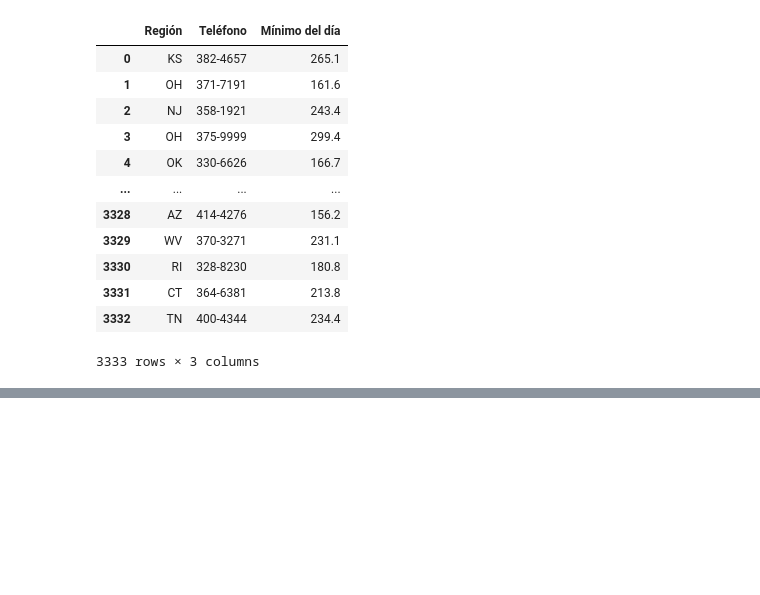
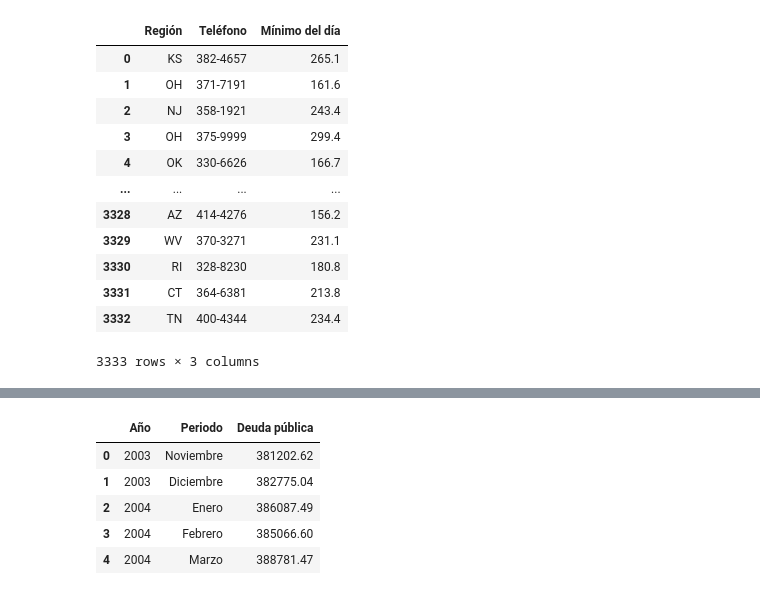
Before and after one commit to supervisaproject/Escuela-Analitica, a Jupyter notebook: Bloque 2/Sesion 2/Ejemplos/Ejemplo_1_limpieza.ipynb, the cells around one changed output, grey strips where cells are left out. Cells and saved outputs as stored; diff of their text form; code cells hidden in the pictures; blank space fills up the shorter version.

```diff
--- a/Bloque 2/Sesion 2/Ejemplos/Ejemplo_1_limpieza.ipynb
+++ b/Bloque 2/Sesion 2/Ejemplos/Ejemplo_1_limpieza.ipynb
@@ -440,0 +412,11 @@ data
+# %%
+deuda = pd.read_csv("DataSet/evolucion_de_la_deuda_pub.csv", sep = ';', thousands='.', decimal=',')
+# %%
+deuda.head()
+# %% [output]
+|  | Año | Periodo | Deuda pública |
+| 0 | 2003 | Noviembre | 381202.62 |
+| 1 | 2003 | Diciembre | 382775.04 |
+| 2 | 2004 | Enero | 386087.49 |
+| 3 | 2004 | Febrero | 385066.60 |
+| 4 | 2004 | Marzo | 388781.47 |
```
Also changed, not shown: parts of 30 cells of this notebook, 5 other files.
